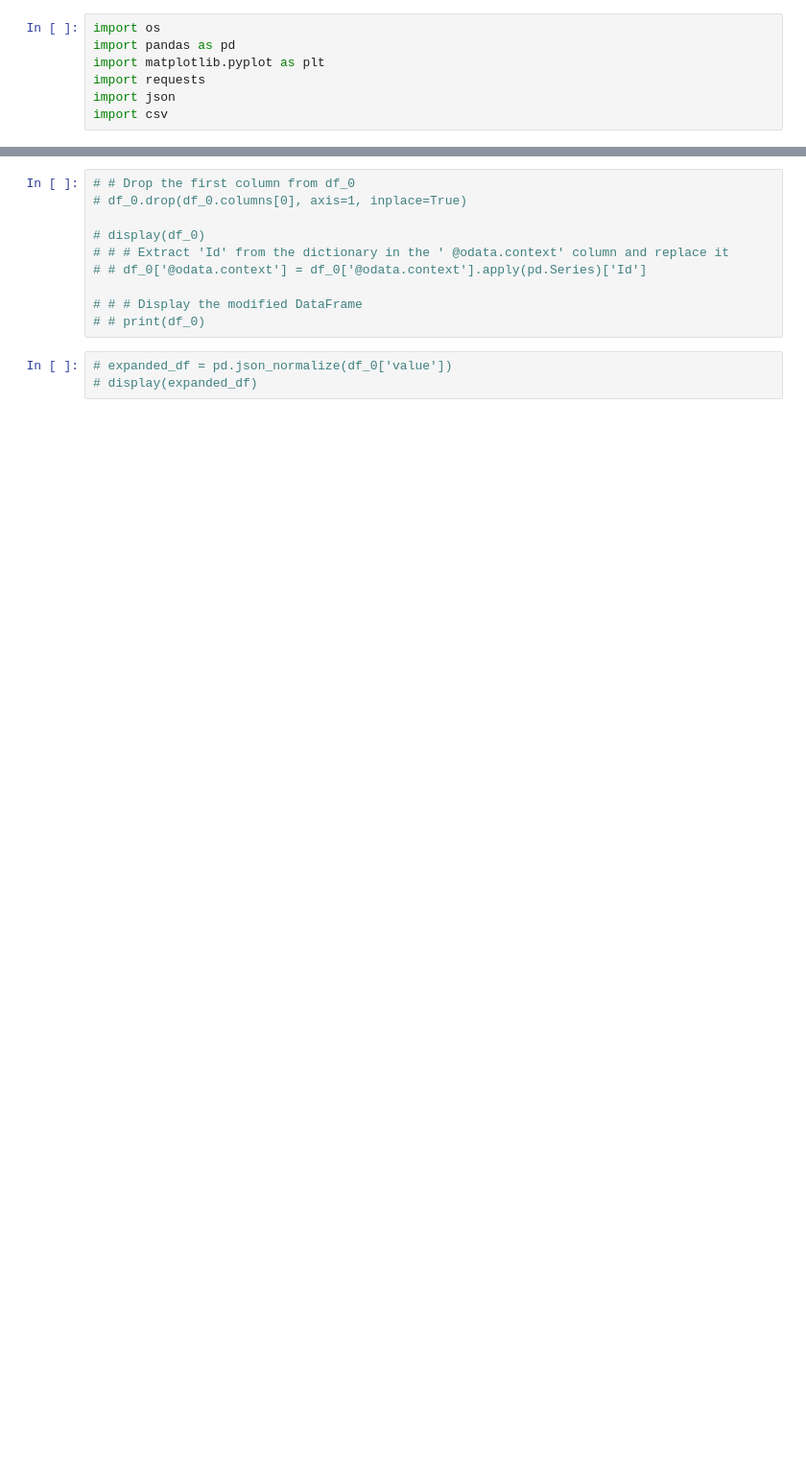
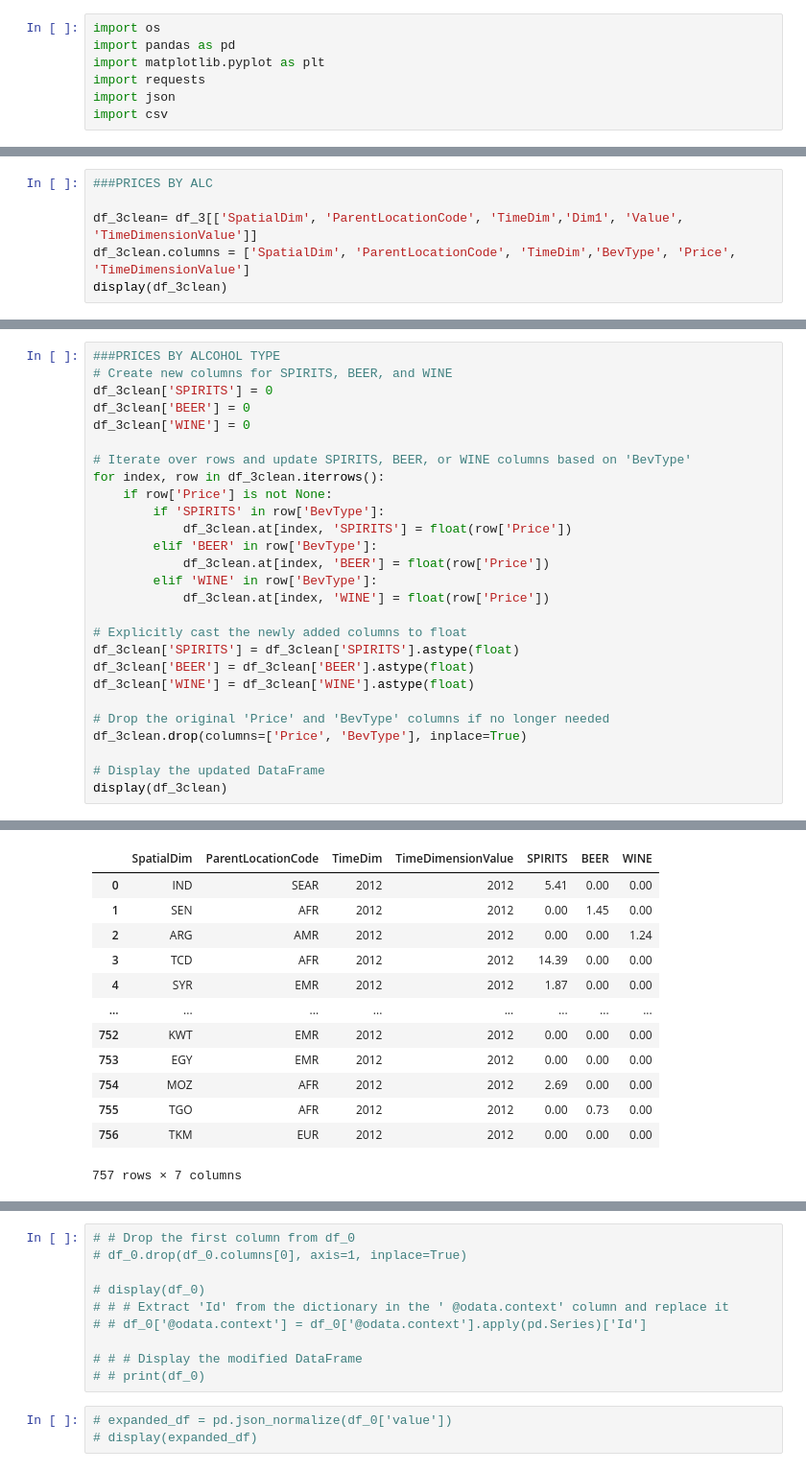
Before and after one commit to ThePennyGoblin/SMU_BootCamp_-Project_1, a Jupyter notebook: WHO Data API/PROJECT_1_Caitev3.ipynb, the cells around one changed output, grey strips where cells are left out. Shown at 96% size. Drawn from its saved outputs; the diff is of its cells as text; blank space fills up the shorter version.

```diff
--- a/WHO Data API/PROJECT_1_Caitev3.ipynb
+++ b/WHO Data API/PROJECT_1_Caitev3.ipynb
@@ -122,0 +202,6 @@ display(df_0)
+# %%
+###PRICES BY ALC
+
+df_3clean= df_3[['SpatialDim', 'ParentLocationCode', 'TimeDim','Dim1', 'Value', 'TimeDimensionValue']]
+df_3clean.columns = ['SpatialDim', 'ParentLocationCode', 'TimeDim','BevType', 'Price', 'TimeDimensionValue']
+display(df_3clean)
@@ -122,0 +222,28 @@ display(df_0)
+# %%
+###PRICES BY ALCOHOL TYPE
+# Create new columns for SPIRITS, BEER, and WINE
+df_3clean['SPIRITS'] = 0
+df_3clean['BEER'] = 0
+df_3clean['WINE'] = 0
+
+# Iterate over rows and update SPIRITS, BEER, or WINE columns based on 'BevType'
+for index, row in df_3clean.iterrows():
+    if row['Price'] is not None:
+        if 'SPIRITS' in row['BevType']:
+            df_3clean.at[index, 'SPIRITS'] = float(row['Price'])
+        elif 'BEER' in row['BevType']:
+            df_3clean.at[index, 'BEER'] = float(row['Price'])
+        elif 'WINE' in row['BevType']:
+            df_3clean.at[index, 'WINE'] = float(row['Price'])
+
+# Explicitly cast the newly added columns to float
+df_3clean['SPIRITS'] = df_3clean['SPIRITS'].astype(float)
+df_3clean['BEER'] = df_3clean['BEER'].astype(float)
+df_3clean['WINE'] = df_3clean['WINE'].astype(float)
+
+# Drop the original 'Price' and 'BevType' columns if no longer needed
+df_3clean.drop(columns=['Price', 'BevType'], inplace=True)
+
+# Display the updated DataFrame
+display(df_3clean)
+# %% [output]
@@ -122,0 +267,13 @@ display(df_0)
+|  | SpatialDim | ParentLocationCode | TimeDim | TimeDimensionValue | SPIRITS | BEER | WINE |
+| 0 | IND | SEAR | 2012 | 2012 | 5.41 | 0.00 | 0.00 |
+| 1 | SEN | AFR | 2012 | 2012 | 0.00 | 1.45 | 0.00 |
+| 2 | ARG | AMR | 2012 | 2012 | 0.00 | 0.00 | 1.24 |
+| 3 | TCD | AFR | 2012 | 2012 | 14.39 | 0.00 | 0.00 |
+| 4 | SYR | EMR | 2012 | 2012 | 1.87 | 0.00 | 0.00 |
+| ... | ... | ... | ... | ... | ... | ... | ... |
+| 752 | KWT | EMR | 2012 | 2012 | 0.00 | 0.00 | 0.00 |
+| 753 | EGY | EMR | 2012 | 2012 | 0.00 | 0.00 | 0.00 |
+| 754 | MOZ | AFR | 2012 | 2012 | 2.69 | 0.00 | 0.00 |
+| 755 | TGO | AFR | 2012 | 2012 | 0.00 | 0.73 | 0.00 |
+| 756 | TKM | EUR | 2012 | 2012 | 0.00 | 0.00 | 0.00 |
+757 rows × 7 columns
```
Also changed, not shown: parts of 16 cells of this notebook, 12 other files.
